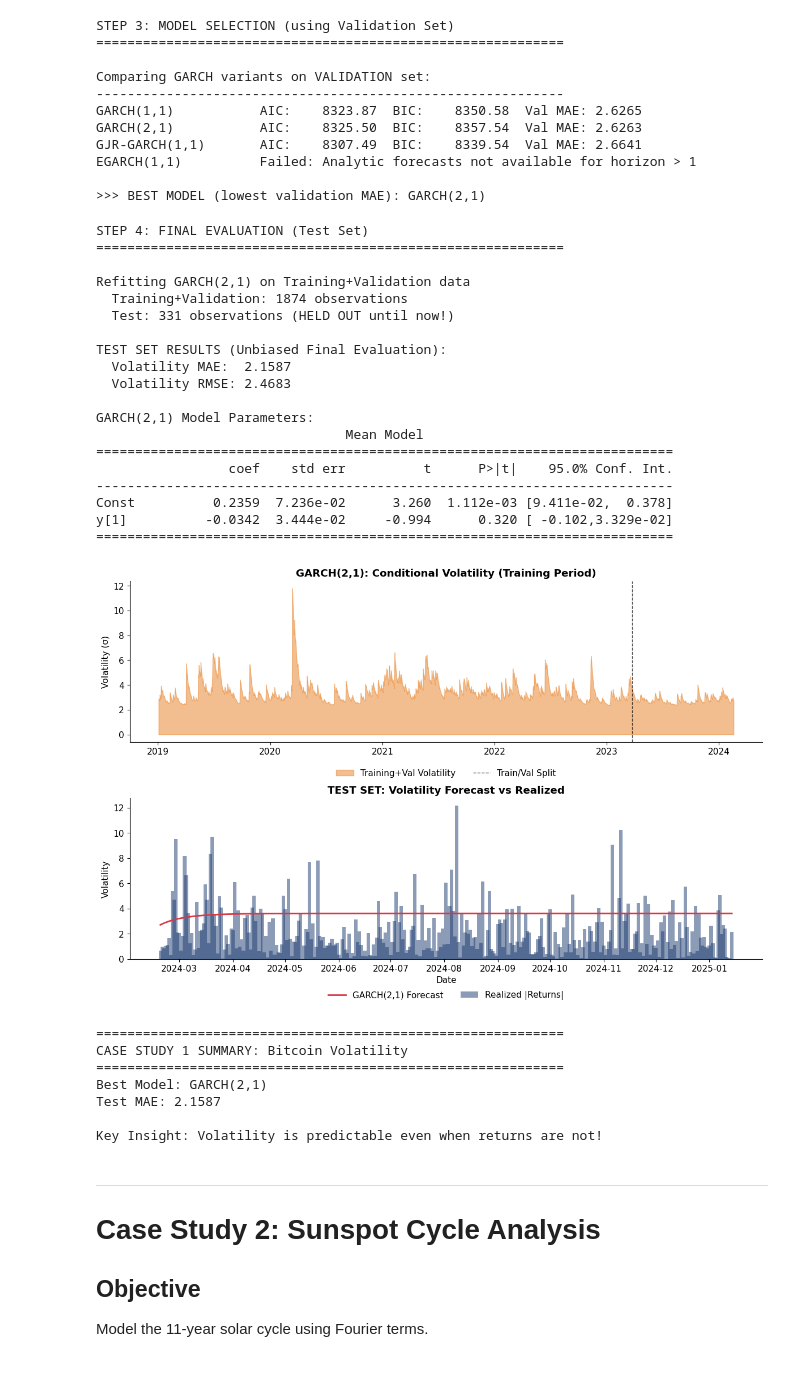
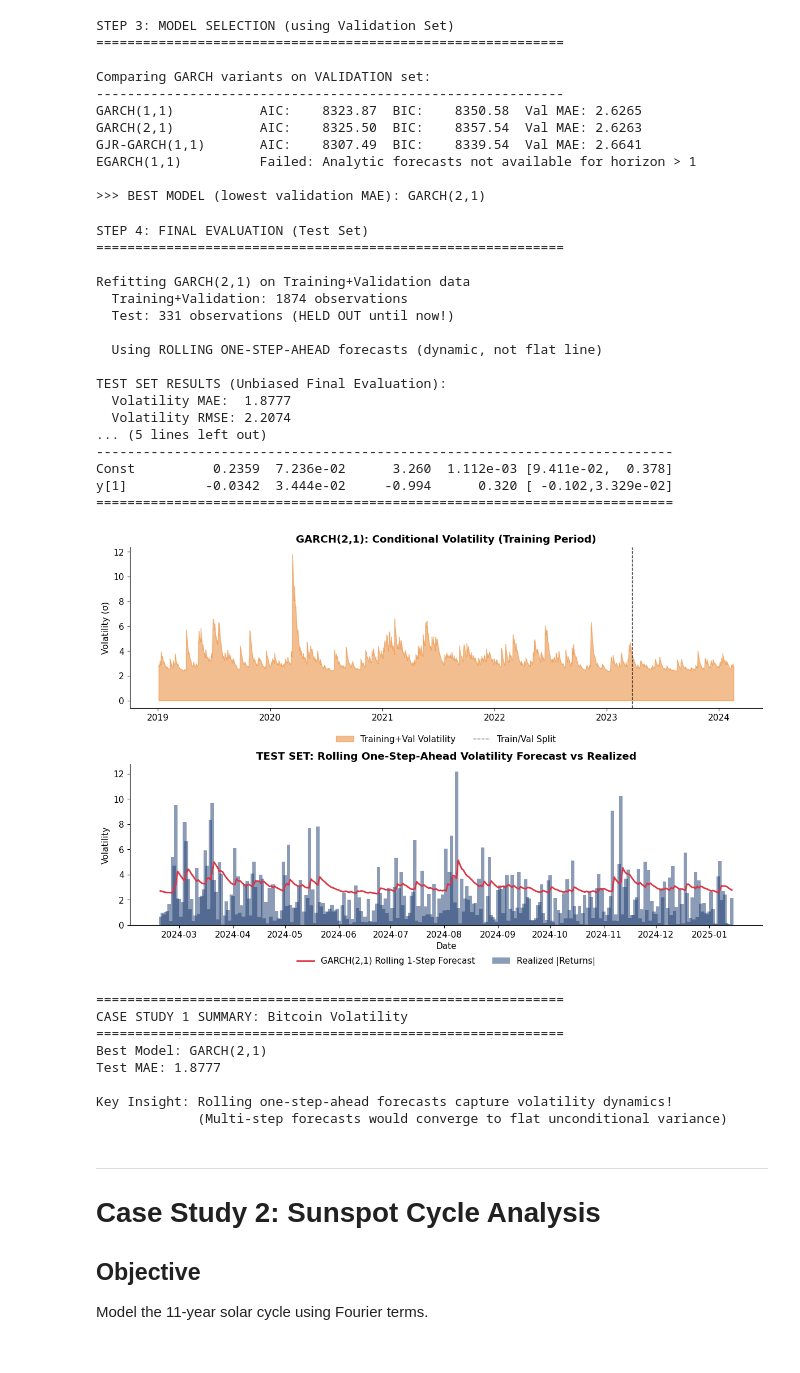
Before and after one commit to danpele/Time-Series-Analysis, a Jupyter notebook: chapter10_lecture_notebook.ipynb, the cells around one changed output. Saved outputs shown, nothing was run; the diff lists cells and outputs as text; code cells hidden in the pictures.

```diff
--- a/chapter10_lecture_notebook.ipynb
+++ b/chapter10_lecture_notebook.ipynb
@@ -497,6 +497,7 @@ EGARCH(1,1)          Failed: Analytic forecasts not available for horizon > 1
 >>> BEST MODEL (lowest validation MAE): GARCH(2,1)
 # %%
 # Step 4: Final Model - Refit on Train+Val, Evaluate on Test
+# Using ROLLING ONE-STEP-AHEAD forecasts (not multi-step which converges to unconditional variance)
 print("\nSTEP 4: FINAL EVALUATION (Test Set)")
 print("="*60)
 
@@ -507,16 +508,32 @@ if HAS_ARCH:
 
     print(f"\nRefitting {best_model_name} on Training+Validation data")
     print(f"  Training+Validation: {len(trainval_returns)} observations")
-    print(f"  Test: {len(test_returns)} observations (HELD OUT until now!)\n")
+    print(f"  Test: {len(test_returns)} observations (HELD OUT until now!)")
+    print(f"\n  Using ROLLING ONE-STEP-AHEAD forecasts (dynamic, not flat line)\n")
 
-    # Fit final model
+    # Fit final model on train+val
     best_params = models_to_test[best_model_name]
+
+    # ROLLING ONE-STEP-AHEAD FORECASTS
+    # For each day in test, we forecast 1-step ahead using all available data up to that point
+    all_returns = np.concatenate([trainval_returns, test_returns])
+    test_vol_forecast = np.zeros(len(test_returns))
+
+    for i in range(len(test_returns)):
+        # Use all data up to (but not including) current test observation
+        history = all_returns[:len(trainval_returns) + i]
+
+        # Fit model on history
+        model = arch_model(history, mean='AR', lags=1, **best_params)
+        res = model.fit(disp='off', show_warning=False)
+
+        # Forecast 1-step ahead
+        forecast = res.forecast(horizon=1, reindex=False)
+        test_vol_forecast[i] = np.sqrt(forecast.variance.values[-1, 0])
+
+    # Also fit final model for summary
     final_model = arch_model(trainval_returns, mean='AR', lags=1, **best_params)
     final_results = final_model.fit(disp='off')
-
-    # Forecast on test set
-    final_forecast = final_results.forecast(horizon=len(test_returns), reindex=False)
-    test_vol_forecast = np.sqrt(final_forecast.variance.values[-1, :])
 
     # Calculate test metrics
     test_realized_vol = np.abs(test_returns)
@@ -538,14 +555,12 @@ Refitting GARCH(2,1) on Training+Validation data
   Training+Validation: 1874 observations
   Test: 331 observations (HELD OUT until now!)
 
+  Using ROLLING ONE-STEP-AHEAD forecasts (dynamic, not flat line)
+
 TEST SET RESULTS (Unbiased Final Evaluation):
-  Volatility MAE:  2.1587
-  Volatility RMSE: 2.4683
-
-GARCH(2,1) Model Parameters:
-                                Mean Model
-==========================================================================
-                 coef    std err          t      P>|t|    95.0% Conf. Int.
+  Volatility MAE:  1.8777
+  Volatility RMSE: 2.2074
+... (5 lines left out)
 --------------------------------------------------------------------------
 Const          0.2359  7.236e-02      3.260  1.112e-03 [9.411e-02,  0.378]
 y[1]          -0.0342  3.444e-02     -0.994      0.320 [ -0.102,3.329e-02]
@@ -557,46 +572,48 @@ if HAS_ARCH:
 
     # Plot 1: Conditional volatility on full training period
     cond_vol = final_results.conditional_volatility
     train_val_dates = pd.concat([train_btc['ds'], val_btc['ds']])
 
     axes[0].fill_between(train_val_dates, 0, cond_vol,
                          color=COLORS['orange'], alpha=0.5, label='Training+Val Volatility')
     axes[0].axvline(x=train_btc['ds'].iloc[-1], color='black', linestyle='--',
                     linewidth=1, alpha=0.7, label='Train/Val Split')
     axes[0].set_title(f'{best_model_name}: Conditional Volatility (Training Period)', fontweight='bold')
-    axes[0].set_ylabel('Volatility (σ)')
+    axes[0].set_ylabel('Volatility (\u03c3)')
     axes[0].legend(loc='upper center', bbox_to_anchor=(0.5, -0.12), ncol=2)
 
-    # Plot 2: Test set - Forecast vs Realized
+    # Plot 2: Test set - Rolling One-Step-Ahead Forecast vs Realized
     test_dates = test_btc['ds']
     axes[1].bar(test_dates, test_realized_vol, color=COLORS['blue'],
                 alpha=0.5, width=2, label='Realized |Returns|')
     axes[1].plot(test_dates, test_vol_forecast, color=COLORS['red'],
-                 linewidth=2, label=f'{best_model_name} Forecast')
-    axes[1].set_title('TEST SET: Volatility Forecast vs Realized', fontweight='bold')
+                 linewidth=2, label=f'{best_model_name} Rolling 1-Step Forecast')
+    axes[1].set_title('TEST SET: Rolling One-Step-Ahead Volatility Forecast vs Realized', fontweight='bold')
     axes[1].set_xlabel('Date')
     axes[1].set_ylabel('Volatility')
     axes[1].legend(loc='upper center', bbox_to_anchor=(0.5, -0.15), ncol=2)
 
     plt.tight_layout()
     plt.subplots_adjust(hspace=0.35)
     plt.show()
 
     print("\n" + "="*60)
     print("CASE STUDY 1 SUMMARY: Bitcoin Volatility")
     print("="*60)
     print(f"Best Model: {best_model_name}")
     print(f"Test MAE: {test_mae:.4f}")
-    print("\nKey Insight: Volatility is predictable even when returns are not!")
+    print("\nKey Insight: Rolling one-step-ahead forecasts capture volatility dynamics!")
+    print("             (Multi-step forecasts would converge to flat unconditional variance)")
 # %% [output]
-[figure, old version]
+[figure, new version]
 ============================================================
 CASE STUDY 1 SUMMARY: Bitcoin Volatility
 ============================================================
 Best Model: GARCH(2,1)
-Test MAE: 2.1587
+Test MAE: 1.8777
 
-Key Insight: Volatility is predictable even when returns are not!
+Key Insight: Rolling one-step-ahead forecasts capture volatility dynamics!
+             (Multi-step forecasts would converge to flat unconditional variance)
 # %% [markdown]
 ---
 # Case Study 2: Sunspot Cycle Analysis
```
Also changed, not shown: 4 other files.
